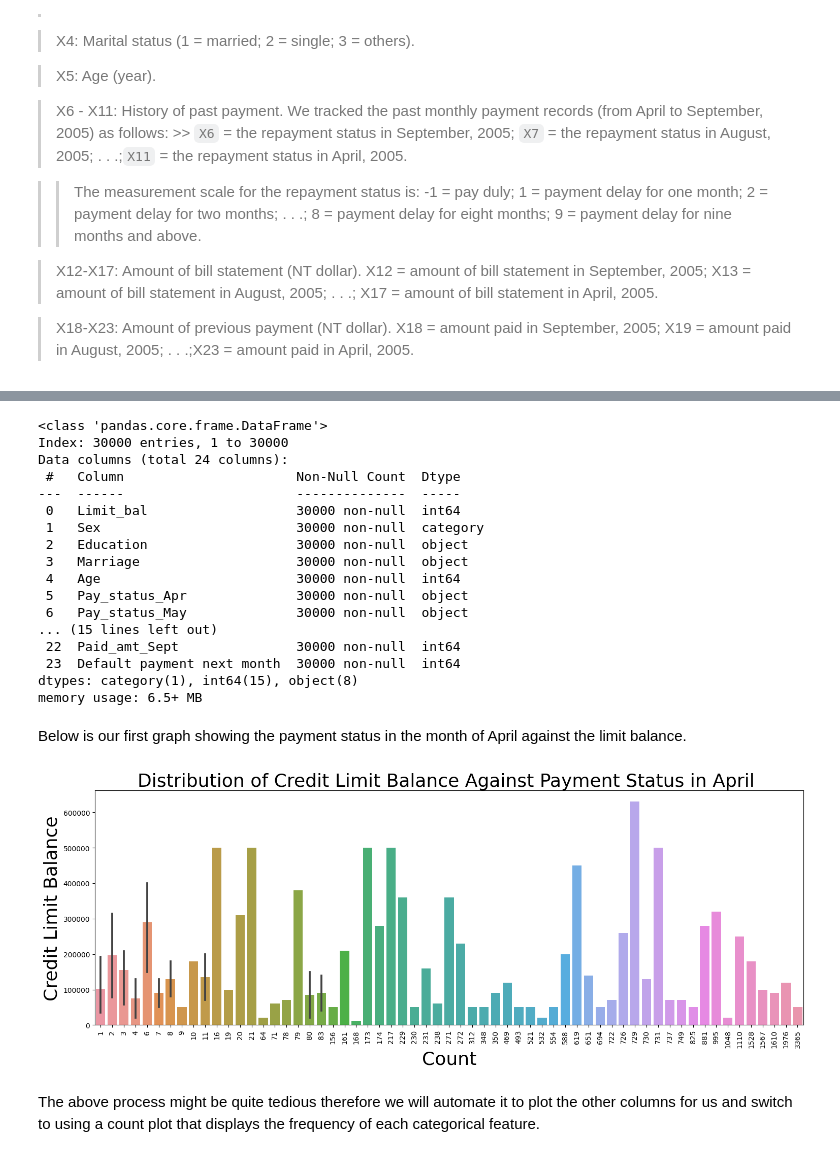
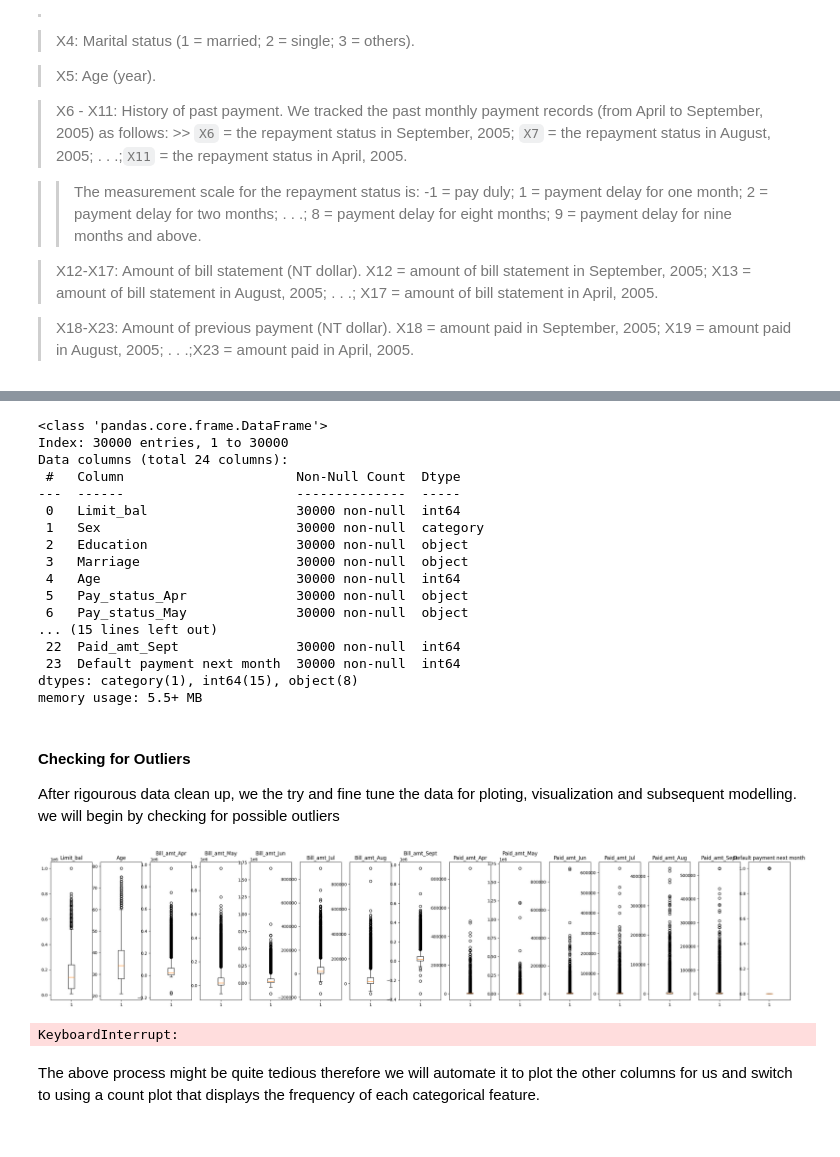
Before and after one commit to Imacharia/Default_predictor, a Jupyter notebook: Credit card default analysis.ipynb, the cells around one changed output, grey strips where cells are left out. Cells and saved outputs as stored; diff of their text form; code cells hidden in the pictures.

```diff
--- a/Credit card default analysis.ipynb
+++ b/Credit card default analysis.ipynb
@@ -287,0 +105,2 @@ data = rename_columns(data, column_mapping)
+# %%
+clean_df = clean_data(data)
@@ -288,5 +123,5 @@ data = rename_columns(data, column_mapping)
 # %%
-data.info()
+clean_df.info()
 # %% [output]
 <class 'pandas.core.frame.DataFrame'>
 Index: 30000 entries, 1 to 30000
@@ -304,21 +139,38 @@ Data columns (total 24 columns):
  22  Paid_amt_Sept               30000 non-null  int64
  23  Default payment next month  30000 non-null  int64
 dtypes: category(1), int64(15), object(8)
-memory usage: 6.5+ MB
+memory usage: 5.5+ MB
-# %% [markdown]
-Below is our first graph showing the payment status in the month of April against the limit balance.
+# %% [markdown]
+#### Checking for Outliers
+After rigourous data clean up, we the try and fine tune the data for ploting, visualization and subsequent modelling.
+we will begin by checking for possible outliers
+# %%
+# Select the variables you want to plot
+cols_to_plot = clean_df.select_dtypes(include=['int64']).columns
+
+# Create a subplot grid
+fig, axes = plt.subplots(nrows=1, ncols=len(cols_to_plot), figsize=(32, 6))
+
+# Create a boxplot for each variable in a separate subplot
+for i, col in enumerate(cols_to_plot):
+    axes[i].boxplot(clean_df[col])
+    axes[i].set_title(col)
+
+plt.show()
+# %% [output]
+[figure, added]
 # %%
-x = 'Pay_status_Apr'
-y = data['Limit_bal']
+x = clean_df['Bill_amt_Apr']
+y = clean_df['Limit_bal']
 plt.figure(figsize=(18,6))
-sns.barplot(x=x, y=y,  data=limit_bal)
+sns.barplot(x=x, y=y,  data=data)
 plt.xticks(rotation=90)
 plt.xlabel('Count',fontsize=26)
 plt.ylabel('Credit Limit Balance',fontsize=26)
 plt.title('Distribution of Credit Limit Balance Against Payment Status in April ',fontsize=26)
 plt.show()
 # %% [output]
-[figure, removed]
+KeyboardInterrupt:
 # %% [markdown]
 The above process might be quite tedious therefore we will automate it to plot the other columns for us and switch to using a count plot that displays the frequency of each categorical feature.
 # %%
```
Also changed, not shown: parts of 29 cells of this notebook.
